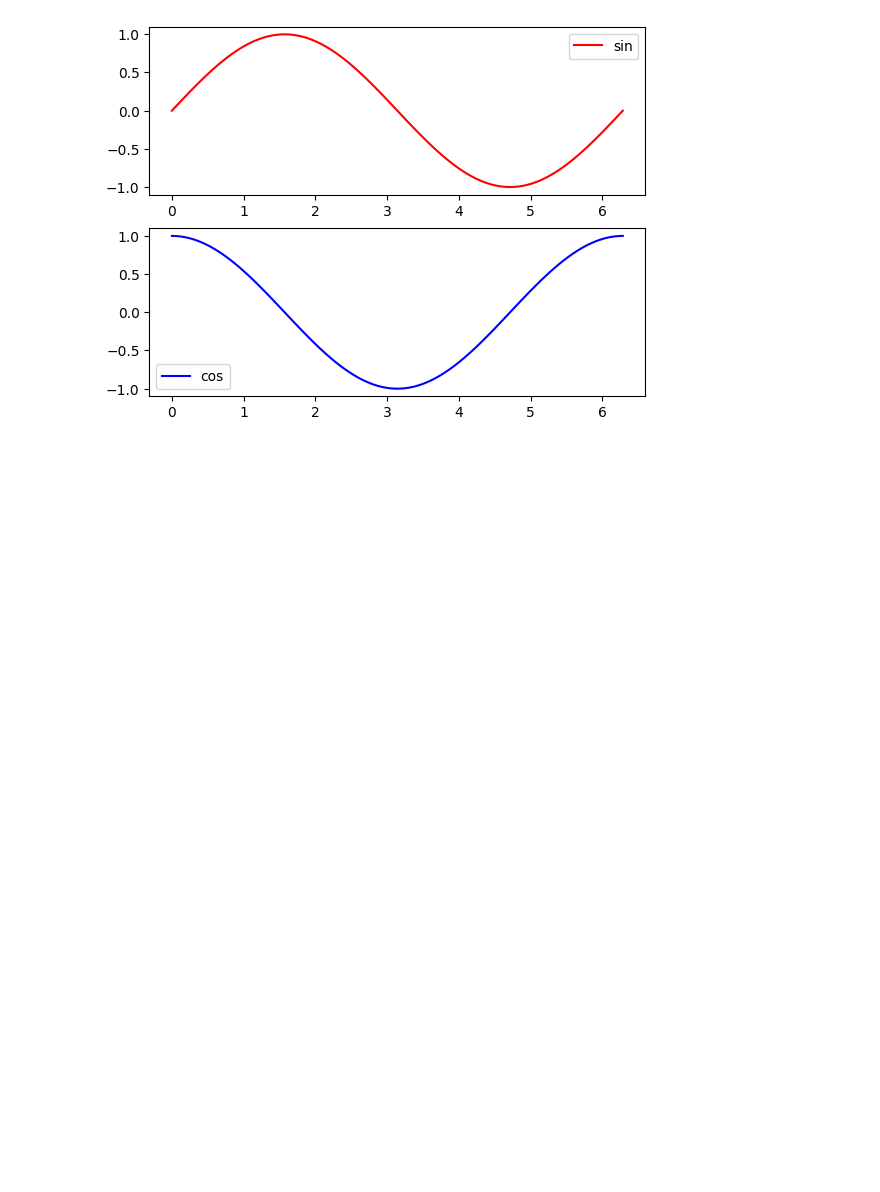
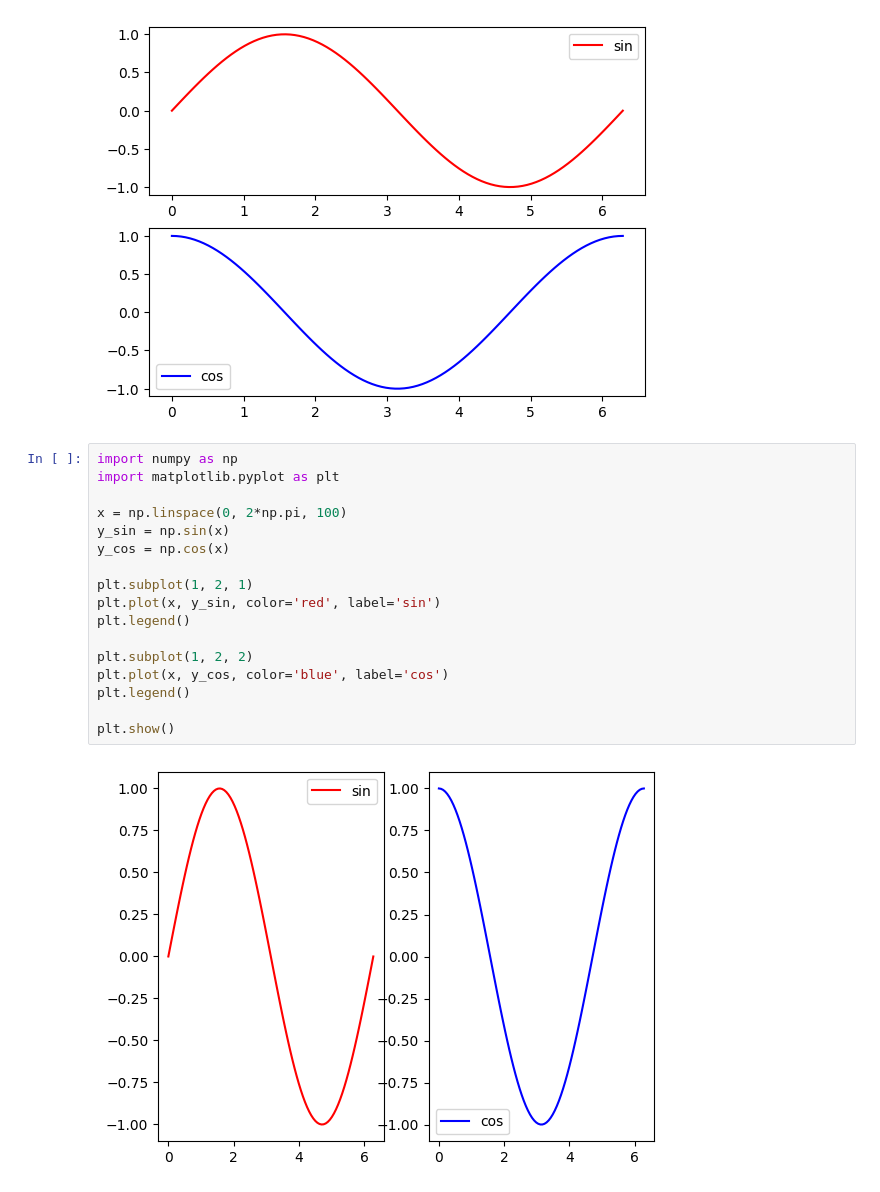
Before and after one commit to tmdgusya/matplotlib-prac, a Jupyter notebook: chap_1_1/code1_11.ipynb, the cells around one changed output. Saved outputs shown, nothing was run; the diff lists cells and outputs as text; blank space fills up the shorter version.

Commit message:
subplot

```diff
--- a/chap_1_1/code1_11.ipynb
+++ b/chap_1_1/code1_11.ipynb
@@ -16,3 +16,22 @@ plt.legend()
 plt.show()
 # %% [output]
 [figure]
+# %%
+import numpy as np
+import matplotlib.pyplot as plt
+
+x = np.linspace(0, 2*np.pi, 100)
+y_sin = np.sin(x)
+y_cos = np.cos(x)
+
+plt.subplot(1, 2, 1)
+plt.plot(x, y_sin, color='red', label='sin')
+plt.legend()
+
+plt.subplot(1, 2, 2)
+plt.plot(x, y_cos, color='blue', label='cos')
+plt.legend()
+
+plt.show()
+# %% [output]
+[figure, added]
```
Also changed, not shown: parts of 1 cell of this notebook.
